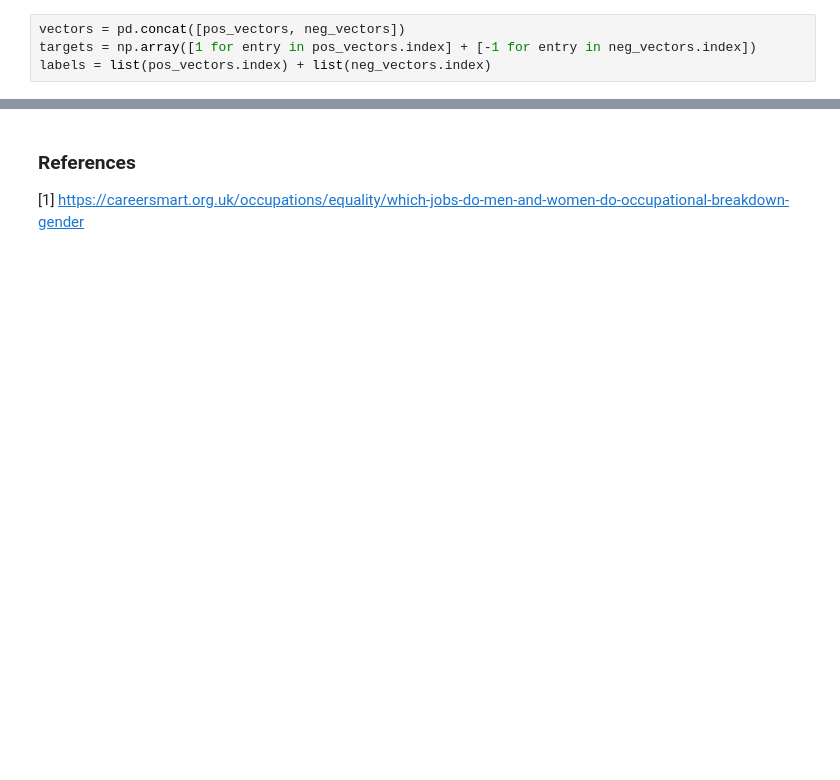
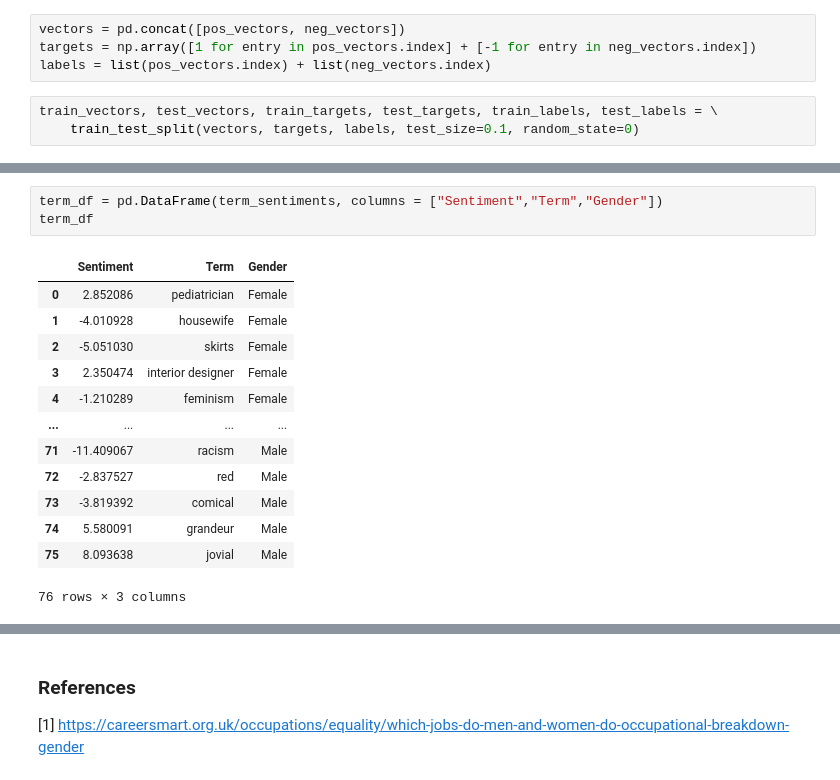
Before and after one commit to wisniemj/CS8321, a Jupyter notebook: Project 1.ipynb, the cells around one changed output, grey strips where cells are left out. Drawn from its saved outputs; the diff is of its cells as text; blank space fills up the shorter version.

```diff
--- a/Project 1.ipynb
+++ b/Project 1.ipynb
@@ -90,3 +104,6 @@ print(pos_vectors.shape,neg_vectors.shape)
 vectors = pd.concat([pos_vectors, neg_vectors])
 targets = np.array([1 for entry in pos_vectors.index] + [-1 for entry in neg_vectors.index])
 labels = list(pos_vectors.index) + list(neg_vectors.index)
+# %%
+train_vectors, test_vectors, train_targets, test_targets, train_labels, test_labels = \
+    train_test_split(vectors, targets, labels, test_size=0.1, random_state=0)
@@ -92,0 +235,17 @@ labels = list(pos_vectors.index) + list(neg_vectors.index)
+# %%
+term_df = pd.DataFrame(term_sentiments, columns = ["Sentiment","Term","Gender"])
+term_df
+# %% [output]
+|  | Sentiment | Term | Gender |
+| 0 | 2.852086 | pediatrician | Female |
+| 1 | -4.010928 | housewife | Female |
+| 2 | -5.051030 | skirts | Female |
+| 3 | 2.350474 | interior designer | Female |
+| 4 | -1.210289 | feminism | Female |
+| ... | ... | ... | ... |
+| 71 | -11.409067 | racism | Male |
+| 72 | -2.837527 | red | Male |
+| 73 | -3.819392 | comical | Male |
+| 74 | 5.580091 | grandeur | Male |
+| 75 | 8.093638 | jovial | Male |
+76 rows × 3 columns
```
Also changed, not shown: parts of 14 cells of this notebook.
